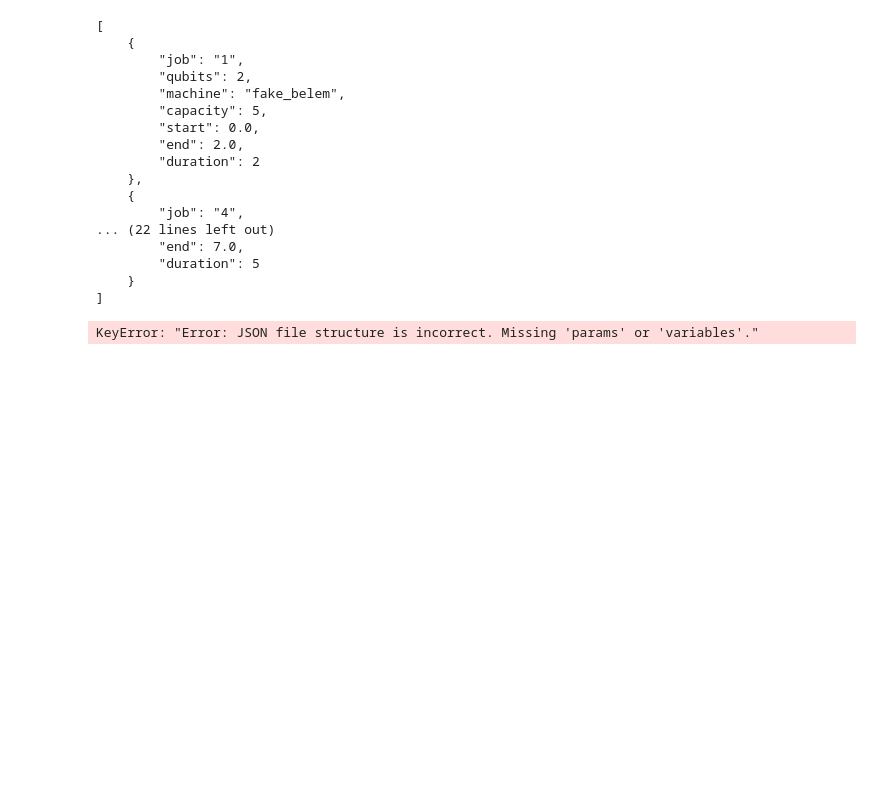
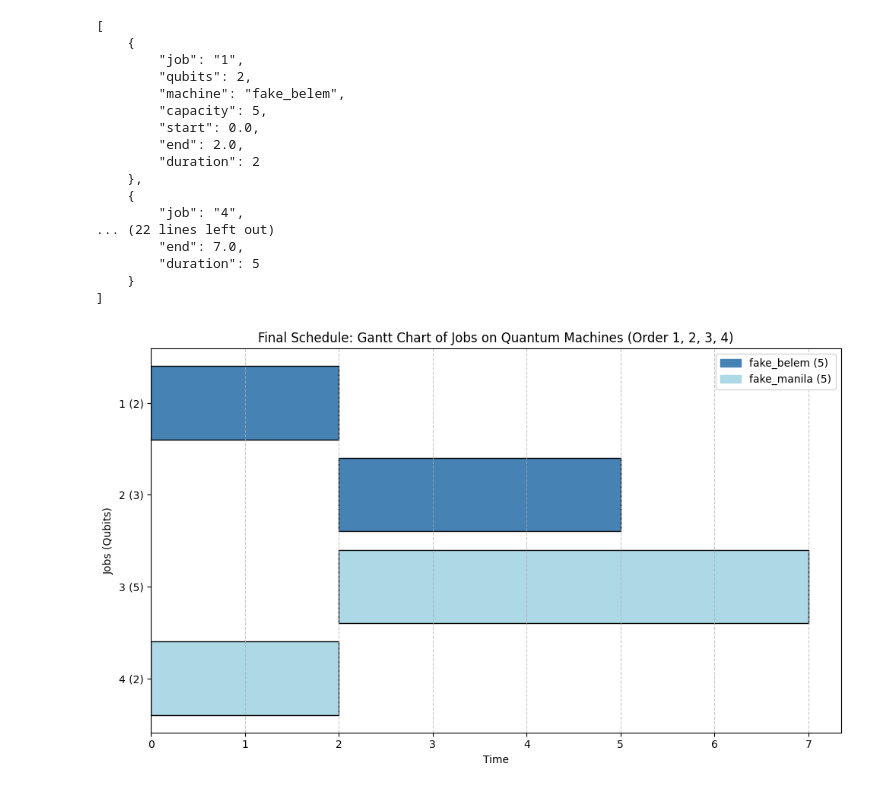
Before and after one commit to MagePro310/Quantum_Simulation_Scheduling_ver1, a Jupyter notebook: shortest_job_first.ipynb, the cells around one changed output. Cells and saved outputs as stored; diff of their text form; code cells hidden in the pictures; blank space fills up the shorter version.

Commit message:
Refactor code structure for improved readability and maintainability

```diff
--- a/shortest_job_first.ipynb
+++ b/shortest_job_first.ipynb
@@ -228,4 +70,78 @@ def visualize(location):
 # %%
-visualize("job_assignment_output.json")
+import json
+import matplotlib.pyplot as plt
+import matplotlib.patches as mpatches
+
+
+def visualize_gantt_chart_from_json(json_file: str):
+    """
+    Reads job data from a JSON file and visualizes the Gantt chart.
+
+    Args:
+        json_file (str): Path to the JSON file containing job data.
+    """
+    # Load data from the JSON file
+    try:
+        with open(json_file, 'r', encoding='utf-8') as file:
+            jobs = json.load(file)
+    except FileNotFoundError:
+        print(f"Error: File '{json_file}' not found.")
+        return
+    except json.JSONDecodeError:
+        print(f"Error: File '{json_file}' is not a valid JSON.")
+        return
+
+    # Normalize time to seconds (convert to a smaller scale for visualization)
+
+    # Sort jobs by job ID (to enforce vertical order 1, 2, 3, 4)
+    jobs.sort(key=lambda x: int(x['job']))
+
+    # Plotting
+    fig, ax = plt.subplots(figsize=(10, 6))
+
+    # Colors for each machine
+    colors = {
+        'fake_belem': 'steelblue',
+        'fake_manila': 'lightblue'
+    }
+
+    # Creating patches for legend
+    patches = [
+        mpatches.Patch(color='steelblue', label='fake_belem (5)'),
+        mpatches.Patch(color='lightblue', label='fake_manila (5)')
+    ]
+
+    # Add jobs to the Gantt chart
+    for job in jobs:
+        ax.barh(
+            y=f"{job['job']} ({job['qubits']})",
+            width=job['duration'],
+            left=job['start'],
+            color=colors[job['machine']],
+            edgecolor='black'
+        )
+
+    # Reverse the y-axis
+    ax.invert_yaxis()
+
+    # Add legend
+    ax.legend(handles=patches, loc='upper right')
+
+    # Labels and title
+    ax.set_xlabel("Time")
+    ax.set_ylabel("Jobs (Qubits)")
+    ax.set_title("Final Schedule: Gantt Chart of Jobs on Quantum Machines (Order 1, 2, 3, 4)")
+
+    # Grid and layout adjustments
+    ax.grid(axis='x', linestyle='--', alpha=0.7)
+    plt.tight_layout()
+
+    # Show plot
+    plt.show()
+
+
+# Example usage
+json_file_path = 'job_assignment_output.json'  # Replace with your JSON file path
+visualize_gantt_chart_from_json(json_file_path)
 # %% [output]
-KeyError: "Error: JSON file structure is incorrect. Missing 'params' or 'variables'."
+[figure, added]
```
Also changed, not shown: parts of 1 cell of this notebook, 18 other files.
